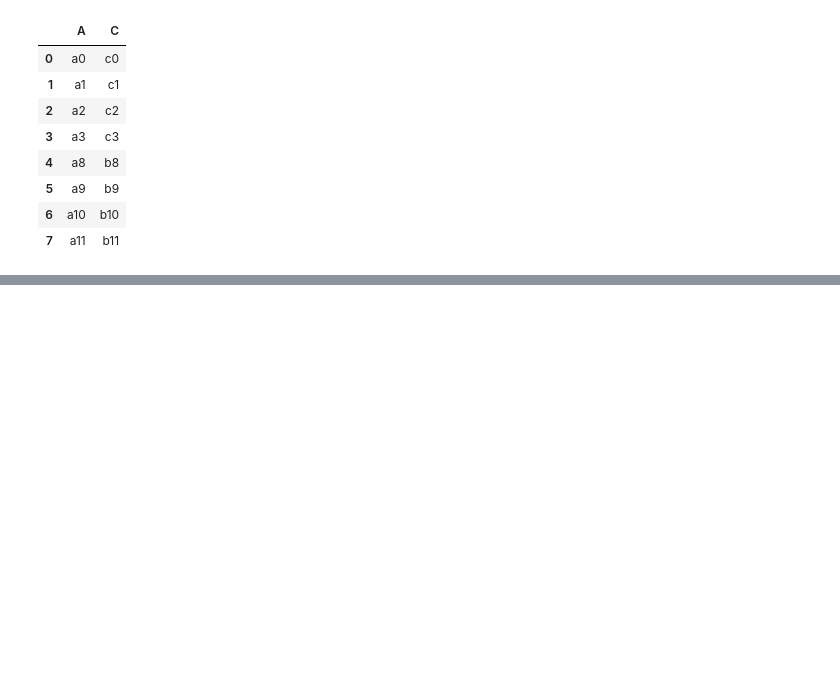
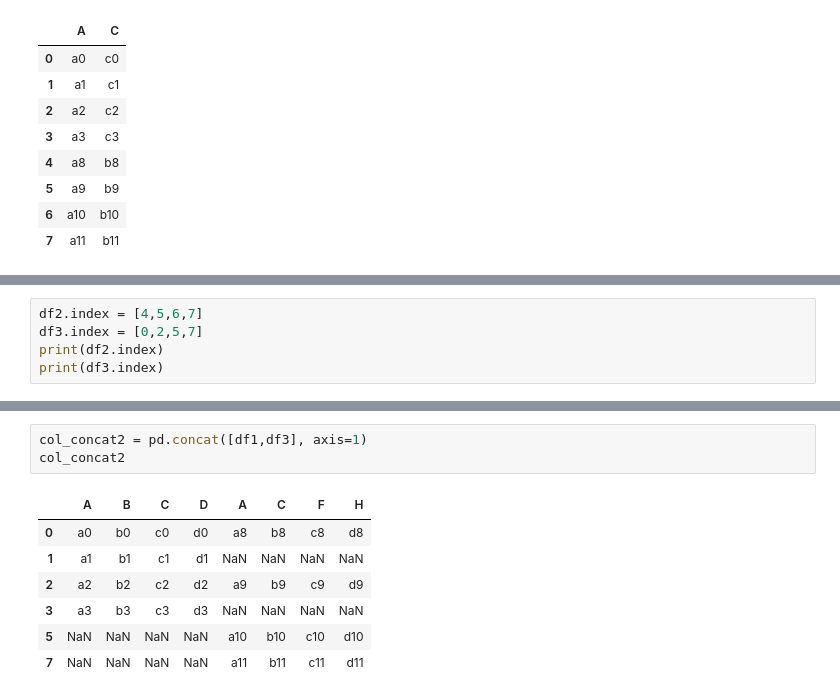
Before and after one commit to t8t/python22, a Jupyter notebook: Day4.ipynb, the cells around one changed output, grey strips where cells are left out. Cells and saved outputs as stored; diff of their text form; blank space fills up the shorter version.

```diff
--- a/Day4.ipynb
+++ b/Day4.ipynb
@@ -869,0 +876,5 @@ df6
+# %%
+df2.index = [4,5,6,7]
+df3.index = [0,2,5,7]
+print(df2.index)
+print(df3.index)
@@ -869,0 +911,11 @@ df6
+# %%
+col_concat2 = pd.concat([df1,df3], axis=1)
+col_concat2
+# %% [output]
+|  | A | B | C | D | A | C | F | H |
+| 0 | a0 | b0 | c0 | d0 | a8 | b8 | c8 | d8 |
+| 1 | a1 | b1 | c1 | d1 | NaN | NaN | NaN | NaN |
+| 2 | a2 | b2 | c2 | d2 | a9 | b9 | c9 | d9 |
+| 3 | a3 | b3 | c3 | d3 | NaN | NaN | NaN | NaN |
+| 5 | NaN | NaN | NaN | NaN | a10 | b10 | c10 | d10 |
+| 7 | NaN | NaN | NaN | NaN | a11 | b11 | c11 | d11 |
```
Also changed, not shown: parts of 22 cells of this notebook.
